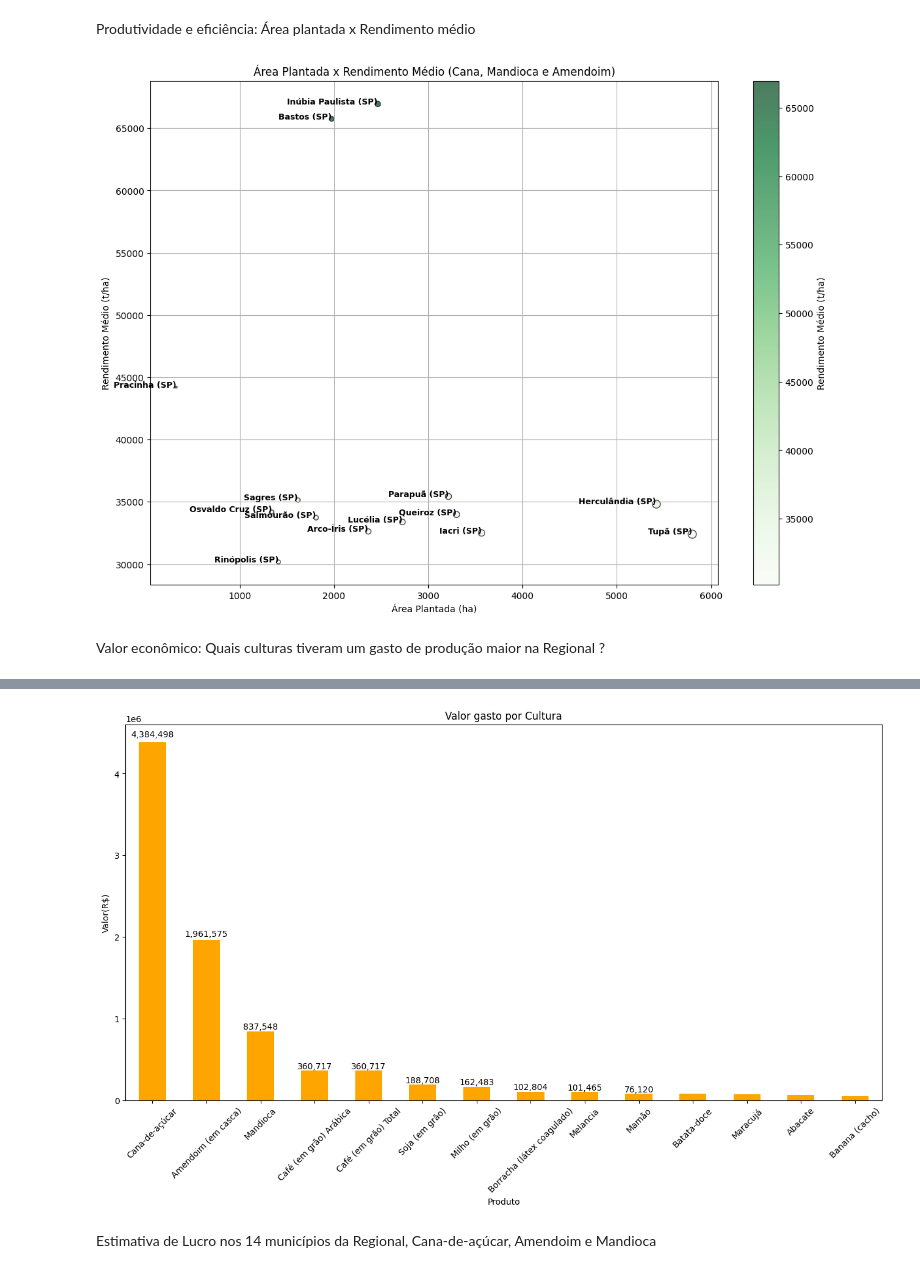
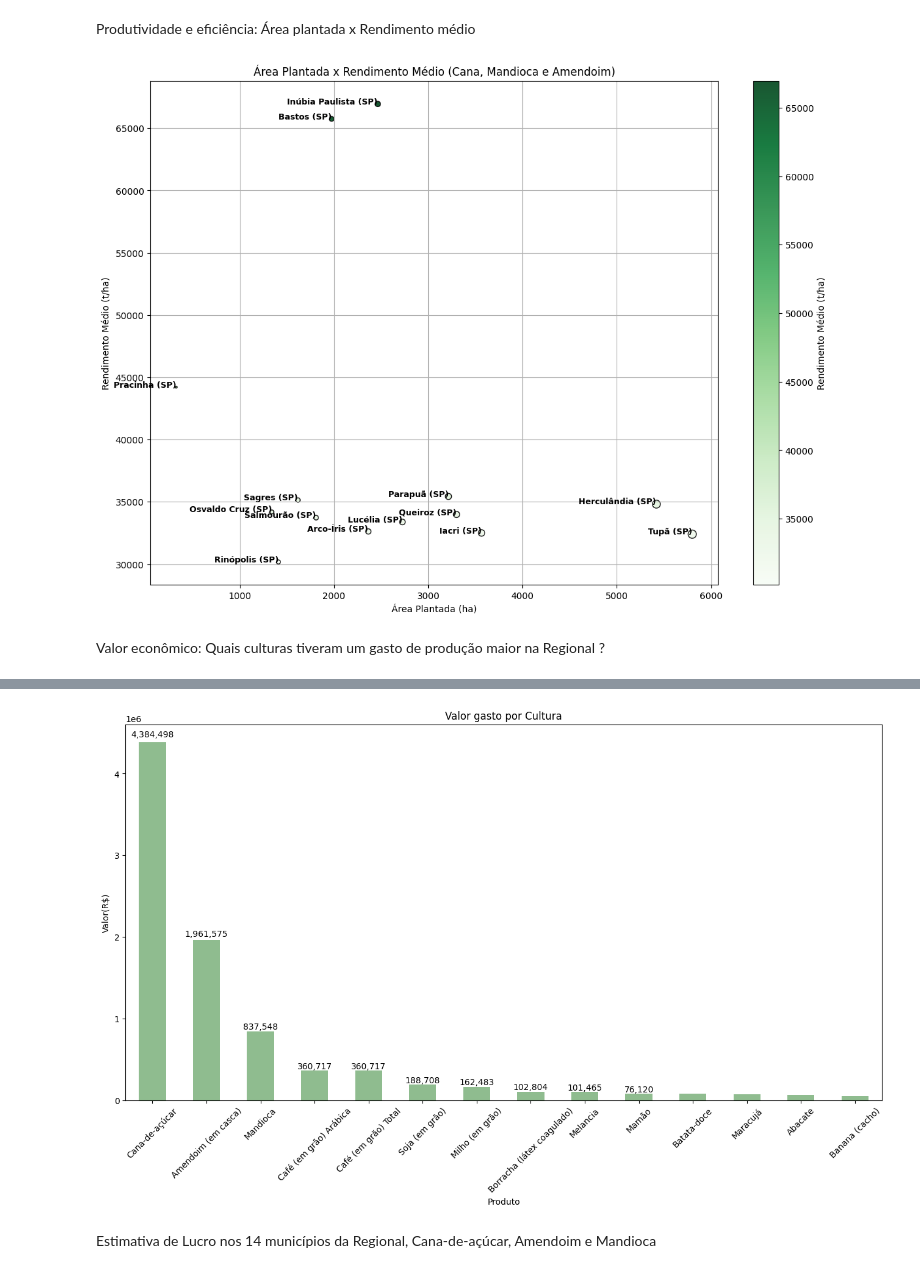
Before and after one commit to LuucasGabriel/PAM_IBGE, a Jupyter notebook: visualizando.ipynb, the cells around one changed output, grey strips where cells are left out. Saved outputs shown, nothing was run; the diff lists cells and outputs as text; code cells hidden in the pictures.

```diff
--- a/visualizando.ipynb
+++ b/visualizando.ipynb
@@ -147,7 +148,7 @@ Name: Valor, dtype: float64
 ax = prod_agrupados.head(10).plot(
     kind="bar",
     figsize=(12,6),
-    color="orange",
+    color="#32CD32",
     title="Top 10 produtos mais produzidos (temporárias e permanentes)"
 )
 
@@ -259,13 +260,13 @@ scatter = plt.scatter(
     s=sizes,
     c=colors,
     cmap="Greens",
-    alpha=0.7,
+    alpha=0.9,
     edgecolors="black"
 )#o SCATTER é utilizado para gráfico de dispersão, monstra a relação entre duas váriaveis, plotando cada observação no gráfico.
 
 # Adicionar legenda de cores
 cbar = plt.colorbar(scatter)
-cbar.set_label("Rendimento Médio (t/ha)")
+cbar.set_label("Rendimento Médio (t/ha)") #nome da barra
 
 plt.title("Área Plantada x Rendimento Médio (Cana, Mandioca e Amendoim)")
 plt.xlabel("Área Plantada (ha)")
@@ -290,7 +291,7 @@ plt.show()
 #entendendo o Gráfico: os Municipios mais a direita como Tupã e Herculândia são os que possuem maior área plantada e também são os maiores produtores
 #já os municipios que estão mais acima no no gráfico tem maior produtividade por hectare
 # %% [output]
-[figure, old version]
+[figure, new version]
 # %% [markdown]
 Valor econômico: Quais culturas tiveram um gasto de produção maior na Regional ?
 # %%
@@ -318,23 +319,23 @@ Name: Valor, dtype: float64
 # %%
 
 ax = prod_agrupados2.head(14).plot(
     kind="bar",
     figsize=(16,8),
-    color="orange",
+    color="#8FBC8F",
     title="Valor gasto por Cultura"
 )
 
 plt.ylabel("Valor(R$)")
 plt.xlabel("Produto")
 plt.xticks(rotation=45)
 
 # Adicionar os valores no topo das barras
 for i, v in enumerate(prod_agrupados2.head(10)):
     ax.text(i, v + v*0.01, f"{v:,.0f}", ha='center', va='bottom')
 
 plt.show()
 # %% [output]
-[figure, old version]
+[figure, new version]
 # %% [markdown]
 Estimativa de Lucro nos 14 municípios da Regional, Cana-de-açúcar, Amendoim e Mandioca
 # %%
```
Also changed, not shown: parts of 9 cells of this notebook, 4 other files.
